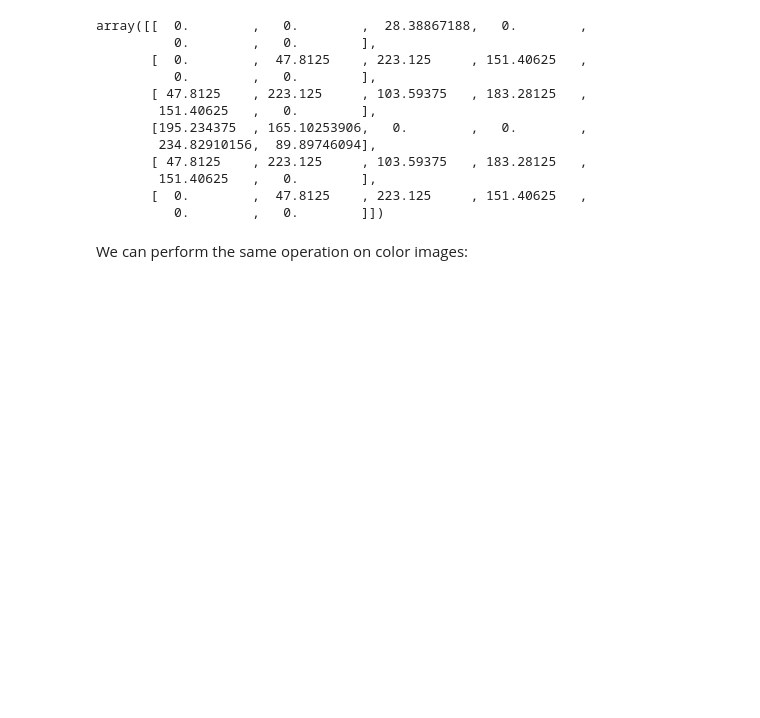
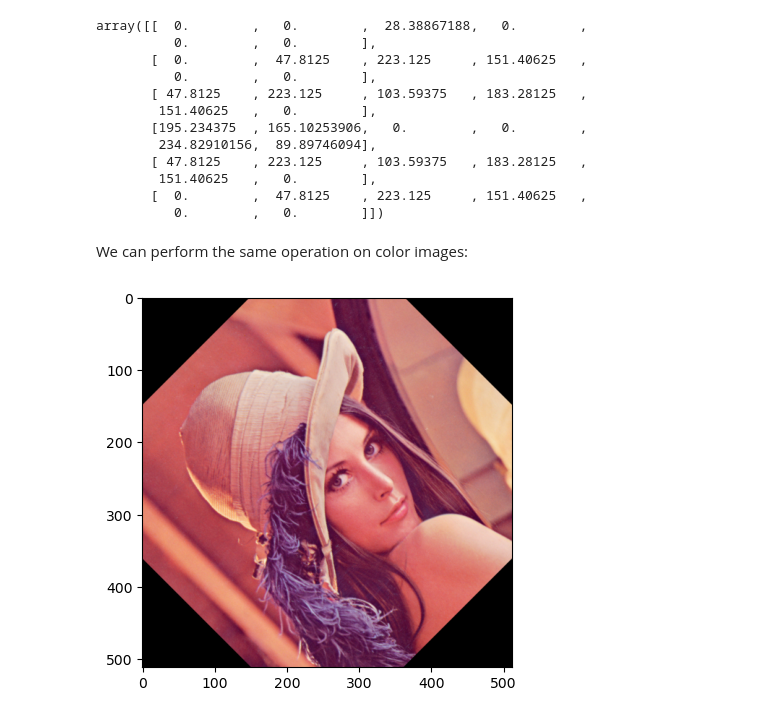
Before and after one commit to amansingh202/Machine-Learning, a Jupyter notebook: Computer_Vision/L7_Geometric_Operations_Using_OpenCV.ipynb, the cells around one changed output. Saved outputs shown, nothing was run; the diff lists cells and outputs as text; code cells hidden in the pictures; blank space fills up the shorter version.

```diff
--- a/Computer_Vision/L7_Geometric_Operations_Using_OpenCV.ipynb
+++ b/Computer_Vision/L7_Geometric_Operations_Using_OpenCV.ipynb
@@ -209,4 +209,10 @@ We can perform the same operation on color images:
 # %%
 cols, rows, _ = image.shape
 # %%
-M = cv2.getRotationMatrix2D(center = (cols // 2 -1, rows // 2 -1))
+M = cv2.getRotationMatrix2D(center = (cols // 2 -1, rows // 2 -1), angle = theta, scale =1)
+new_image = cv2.warpAffine(image, M, (cols, rows))
+# %%
+plt.imshow(cv2.cvtColor(new_image, cv2.COLOR_BGR2RGB))
+plt.show()
+# %% [output]
+[figure, added]
```
Also changed, not shown: parts of 1 cell of this notebook.
